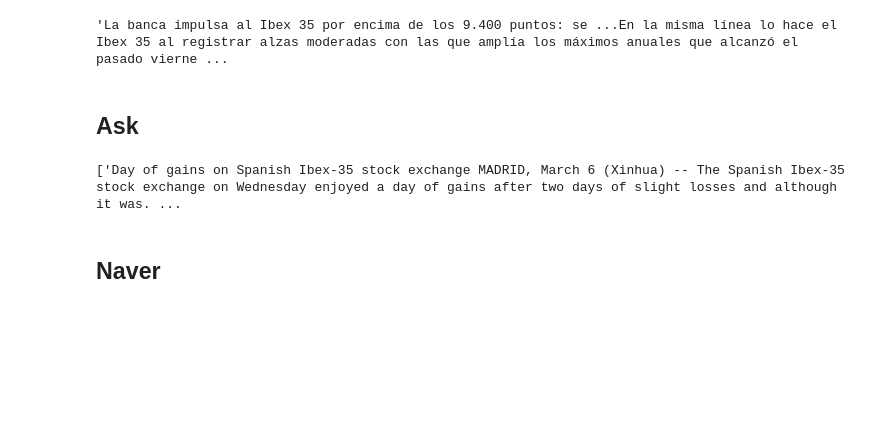
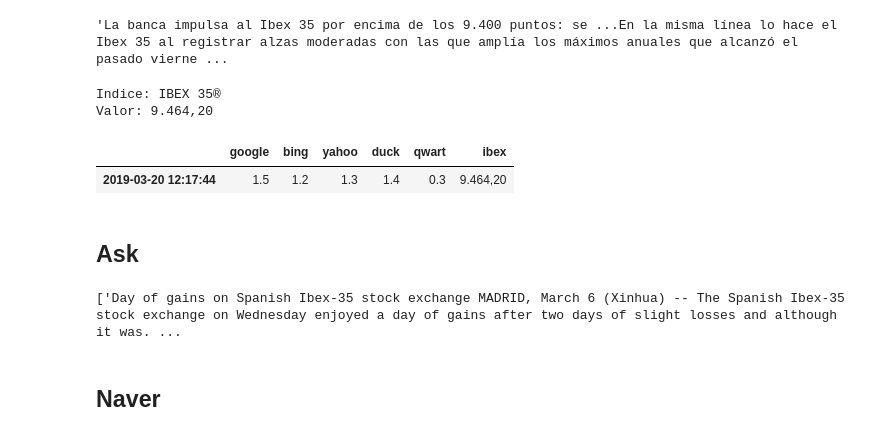
Before and after one commit to jfpablos/TFM, a Jupyter notebook: pruebaWebScraping/pruebaWebScraping.ipynb, the cells around one changed output. Saved outputs shown, nothing was run; the diff lists cells and outputs as text; code cells hidden in the pictures; blank space fills up the shorter version.

```diff
--- a/pruebaWebScraping/pruebaWebScraping.ipynb
+++ b/pruebaWebScraping/pruebaWebScraping.ipynb
@@ -200,6 +230,17 @@ df4.xs('2019-03-18 15:22:31').loc['text']['google']
 'La banca impulsa al Ibex 35 por encima de los 9.400 puntos: se ...En la misma línea lo hace el Ibex 35 al registrar alzas moderadas con las que amplía los máximos anuales que alcanzó el pasado vierne ...
 # %%
 df4.to_csv('prueba.csv')
+# %%
+dateNow = pd.to_datetime('now')
+dic_sentiment = {dateNow: {'google': 1.5, 'bing': 1.2, 'yahoo': 1.3, 'duck': 1.4, 'qwart': 0.3, 'ibex': ibex()}
+}
+df_sentiment = pd.DataFrame.from_dict(dic_sentiment, orient="index")
+df_sentiment.head()
+# %% [output]
+Indice: IBEX 35®
+Valor: 9.464,20
+|  | google | bing | yahoo | duck | qwart | ibex |
+| 2019-03-20 12:17:44 | 1.5 | 1.2 | 1.3 | 1.4 | 0.3 | 9.464,20 |
 # %% [markdown]
 ## Ask
 # %%
```
Also changed, not shown: parts of 12 cells of this notebook.
